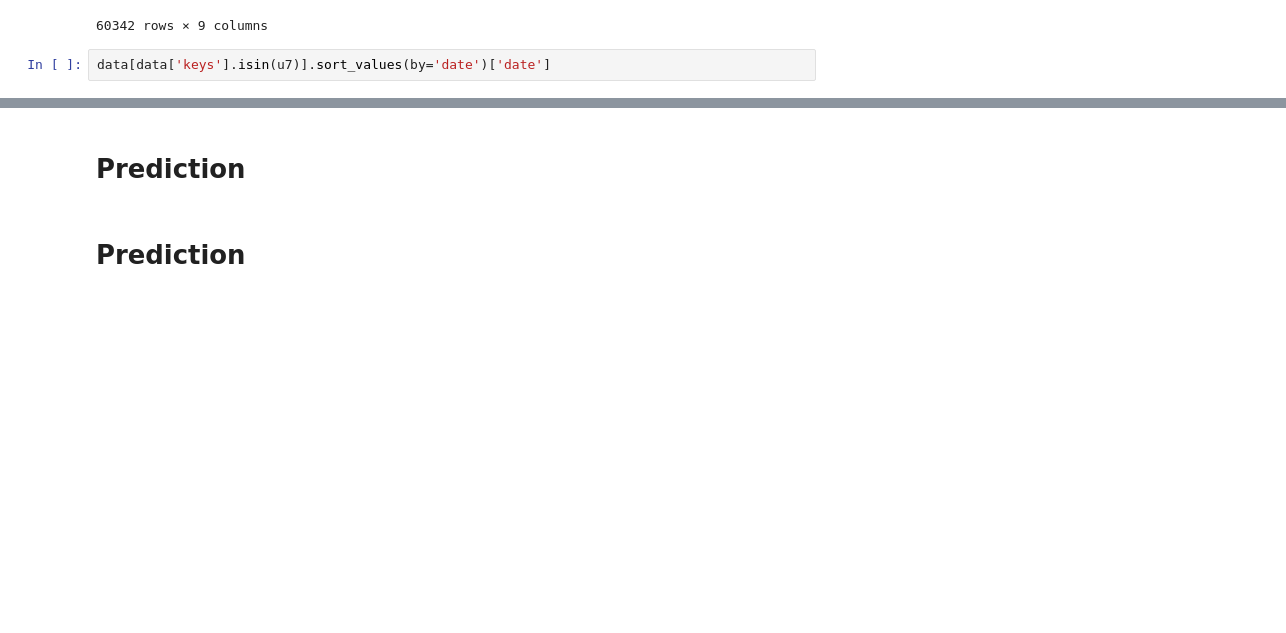
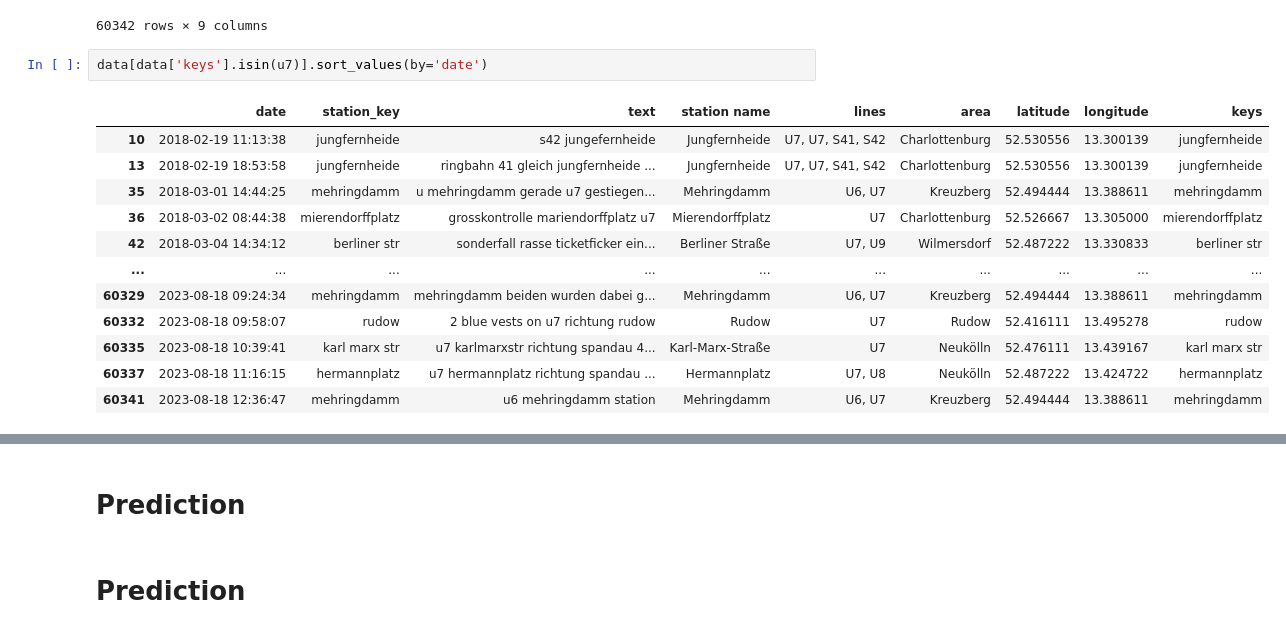
Before and after one commit to akinml/ticket-control-bvg, a Jupyter notebook: notebooks/data_analysis.ipynb, the cells around one changed output, grey strips where cells are left out. Drawn from its saved outputs; the diff is of its cells as text; blank space fills up the shorter version.

```diff
--- a/notebooks/data_analysis.ipynb
+++ b/notebooks/data_analysis.ipynb
@@ -302,5 +302,17 @@ data
 | 60341 | 2023-08-18 12:36:47 | mehringdamm | u6 mehringdamm station | Mehringdamm | U6, U7 | Kreuzberg | 52.494444 | 13.388611 | mehringdamm |
 60342 rows × 9 columns
 # %%
-data[data['keys'].isin(u7)].sort_values(by='date')['date']
+data[data['keys'].isin(u7)].sort_values(by='date')
 # %% [output]
+|  | date | station_key | text | station name | lines | area | latitude | longitude | keys |
+| 10 | 2018-02-19 11:13:38 | jungfernheide | s42 jungefernheide | Jungfernheide | U7, U7, S41, S42 | Charlottenburg | 52.530556 | 13.300139 | jungfernheide |
+| 13 | 2018-02-19 18:53:58 | jungfernheide | ringbahn 41 gleich jungfernheide ... | Jungfernheide | U7, U7, S41, S42 | Charlottenburg | 52.530556 | 13.300139 | jungfernheide |
+| 35 | 2018-03-01 14:44:25 | mehringdamm | u mehringdamm gerade u7 gestiegen... | Mehringdamm | U6, U7 | Kreuzberg | 52.494444 | 13.388611 | mehringdamm |
+| 36 | 2018-03-02 08:44:38 | mierendorffplatz | grosskontrolle mariendorffplatz u7 | Mierendorffplatz | U7 | Charlottenburg | 52.526667 | 13.305000 | mierendorffplatz |
+| 42 | 2018-03-04 14:34:12 | berliner str | sonderfall rasse ticketficker ein... | Berliner Straße | U7, U9 | Wilmersdorf | 52.487222 | 13.330833 | berliner str |
+| ... | ... | ... | ... | ... | ... | ... | ... | ... | ... |
+| 60329 | 2023-08-18 09:24:34 | mehringdamm | mehringdamm beiden wurden dabei g... | Mehringdamm | U6, U7 | Kreuzberg | 52.494444 | 13.388611 | mehringdamm |
+| 60332 | 2023-08-18 09:58:07 | rudow | 2 blue vests on u7 richtung rudow | Rudow | U7 | Rudow | 52.416111 | 13.495278 | rudow |
+| 60335 | 2023-08-18 10:39:41 | karl marx str | u7 karlmarxstr richtung spandau 4... | Karl-Marx-Straße | U7 | Neukölln | 52.476111 | 13.439167 | karl marx str |
+| 60337 | 2023-08-18 11:16:15 | hermannplatz | u7 hermannplatz richtung spandau ... | Hermannplatz | U7, U8 | Neukölln | 52.487222 | 13.424722 | hermannplatz |
+| 60341 | 2023-08-18 12:36:47 | mehringdamm | u6 mehringdamm station | Mehringdamm | U6, U7 | Kreuzberg | 52.494444 | 13.388611 | mehringdamm |
```
Also changed, not shown: parts of 1 cell of this notebook.
